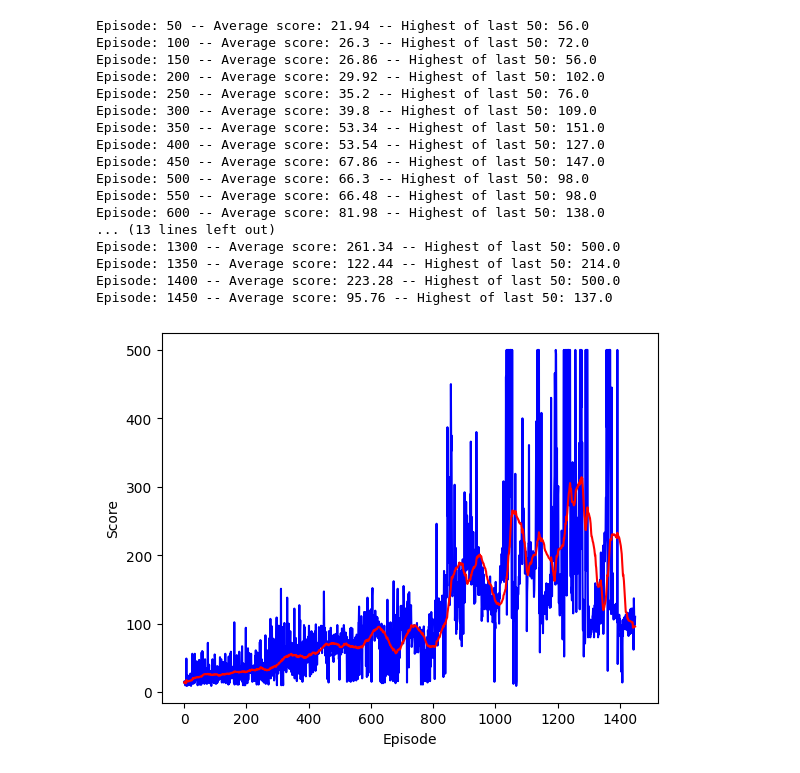
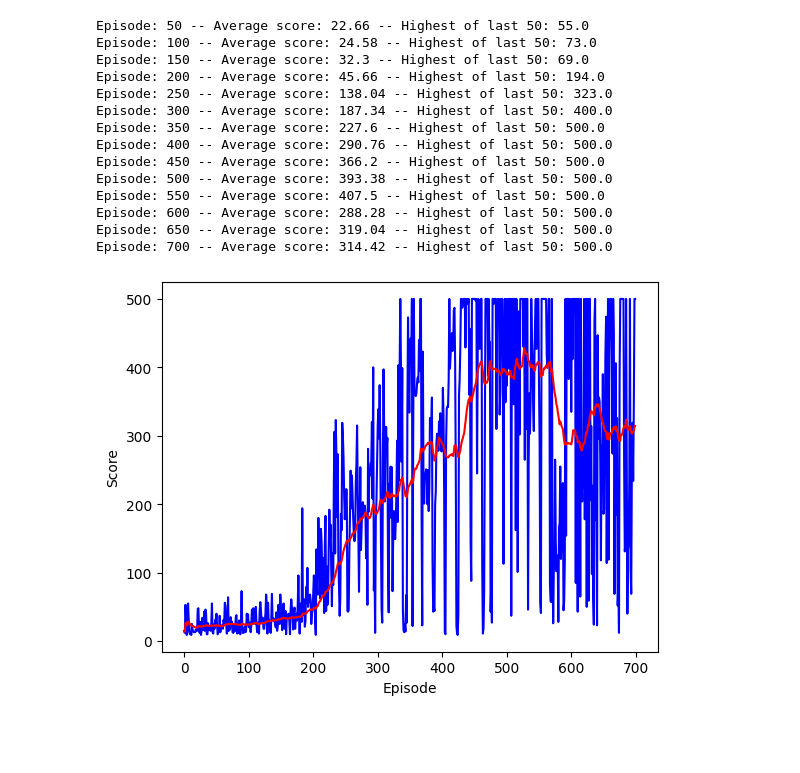
Before and after one commit to mark22222/neuroevolution, a Jupyter notebook: new5.ipynb, the cells around one changed output. Drawn from its saved outputs; the diff is of its cells as text; code cells hidden in the pictures; blank space fills up the shorter version.

```diff
--- a/new5.ipynb
+++ b/new5.ipynb
@@ -24,8 +26,9 @@ class NN(nn.Module):
         super(NN, self).__init__()
         # The input (an observation/a state) has shape (4,) [cart pos, cart vel, pole angle, pole angular vel]
         self.fc1 = nn.Linear(*obs_dim, 128) # * to convert tuple (4,) to 4
-        self.fc2 = nn.Linear(128, 128)
-        #self.fc22 = nn.Linear(128, 128)
+        self.fc21 = nn.Linear(128, 128)
+        self.fc22 = nn.Linear(128, 128)
+        self.fc23 = nn.Linear(128, 128)
         self.fc3 = nn.Linear(128, n_actions) # n_actions == 2
 
         self.optimizer = optim.Adam(self.parameters(), lr=1e-4)
@@ -35,8 +38,9 @@ class NN(nn.Module):
 
     def forward(self, x):
         x = funct.relu(self.fc1(x))
-        x = funct.relu(self.fc2(x))
-        #x = funct.relu(self.fc22(x))
+        x = funct.relu(self.fc21(x))
+        x = funct.relu(self.fc22(x))
+        x = funct.relu(self.fc23(x))
         return self.fc3(x)
 # %%
 class ReplayBuffer(object):
@@ -138,14 +150,21 @@ def plot(scores, means):
     plt.ylabel("Score")
     plt.show()
 # %%
+CopyOfAgent = type('CopyOfAgent', Agent.__bases__, dict(Agent.__dict__))
+
+#run the algorithm and train the agent
+#min_episodes: the agent will be trained for atleast min_episodes episodes
+#e_train: True -> break after min_episodes; False -> break after min_episodes and if the agent didn't achived a better score
 def execute(min_episodes = 400, e_train = False, update_freq = 100, agent = Agent()):
 
-    # The i-th entry is the accumulated score of episode i
+    #stores the scores and mean scores
     scores, means = [], []
 
     counter = 1
     repeat = 0
     highest_score = 0
+
+    #stores the best agent
     best_agent = None
 
     for counter in count(1):
@@ -167,12 +186,13 @@ def execute(min_episodes = 400, e_train = False, update_freq = 100, agent = Agen
             # Train the model using batch
             agent.train()
             # Moving to the next state: s_t := s_t+1
-            obs_ = torch.tensor(obs_, dtype=torch.float, device=agent.net.device)
-            obs = obs_
+            obs = torch.tensor(obs_, dtype=torch.float, device=agent.net.device)
+
         # the episode ended; the accumulated rewards are saved
         scores.append(score)
         means.append(np.mean(scores[-update_freq:]))
 
+        #print the score after ever n episodes;
         if counter % update_freq == 0:
             # The mean of the last <update_freq> scores
             repeat += 1
@@ -180,12 +200,14 @@ def execute(min_episodes = 400, e_train = False, update_freq = 100, agent = Agen
             max_score = max(scores[-update_freq:])
             print(f"Episode: {counter} -- Average score: {avg_score} -- Highest of last {update_freq}: {max_score}")
 
+            #if a new best avg_score are achived: store the agent as new best_agent
             if avg_score > highest_score:
-                best_agent = copy.copy(agent)
+                best_agent = copy.deepcopy(agent)
                 repeat = 0
                 highest_score = avg_score
 
-        if counter > min_episodes and (e_train or repeat > 3):
+        #if min_episoded are reached (and the agent didn't get better): break
+        if counter >= min_episodes and (e_train or repeat >= 3):
             break
 
     plot(scores, means)
@@ -194,24 +216,21 @@ def execute(min_episodes = 400, e_train = False, update_freq = 100, agent = Agen
 # %%
 agent = Agent(buf=ReplayBuffer(mem_size=1000))
 # %%
-t_agent = execute(min_episodes=400, e_train= False, update_freq=50, agent= agent)
+t_agent = execute(min_episodes=500, e_train= False, update_freq=50, agent= agent)
 # %% [output]
-Episode: 50 -- Average score: 21.94 -- Highest of last 50: 56.0
-Episode: 100 -- Average score: 26.3 -- Highest of last 50: 72.0
-Episode: 150 -- Average score: 26.86 -- Highest of last 50: 56.0
-Episode: 200 -- Average score: 29.92 -- Highest of last 50: 102.0
-Episode: 250 -- Average score: 35.2 -- Highest of last 50: 76.0
-Episode: 300 -- Average score: 39.8 -- Highest of last 50: 109.0
-Episode: 350 -- Average score: 53.34 -- Highest of last 50: 151.0
-Episode: 400 -- Average score: 53.54 -- Highest of last 50: 127.0
-Episode: 450 -- Average score: 67.86 -- Highest of last 50: 147.0
-Episode: 500 -- Average score: 66.3 -- Highest of last 50: 98.0
-Episode: 550 -- Average score: 66.48 -- Highest of last 50: 98.0
-Episode: 600 -- Average score: 81.98 -- Highest of last 50: 138.0
-... (13 lines left out)
-Episode: 1300 -- Average score: 261.34 -- Highest of last 50: 500.0
-Episode: 1350 -- Average score: 122.44 -- Highest of last 50: 214.0
-Episode: 1400 -- Average score: 223.28 -- Highest of last 50: 500.0
-Episode: 1450 -- Average score: 95.76 -- Highest of last 50: 137.0
+Episode: 50 -- Average score: 22.66 -- Highest of last 50: 55.0
+Episode: 100 -- Average score: 24.58 -- Highest of last 50: 73.0
+Episode: 150 -- Average score: 32.3 -- Highest of last 50: 69.0
+Episode: 200 -- Average score: 45.66 -- Highest of last 50: 194.0
+Episode: 250 -- Average score: 138.04 -- Highest of last 50: 323.0
+Episode: 300 -- Average score: 187.34 -- Highest of last 50: 400.0
+Episode: 350 -- Average score: 227.6 -- Highest of last 50: 500.0
+Episode: 400 -- Average score: 290.76 -- Highest of last 50: 500.0
+Episode: 450 -- Average score: 366.2 -- Highest of last 50: 500.0
+Episode: 500 -- Average score: 393.38 -- Highest of last 50: 500.0
+Episode: 550 -- Average score: 407.5 -- Highest of last 50: 500.0
+Episode: 600 -- Average score: 288.28 -- Highest of last 50: 500.0
+Episode: 650 -- Average score: 319.04 -- Highest of last 50: 500.0
+Episode: 700 -- Average score: 314.42 -- Highest of last 50: 500.0
-[figure, old version]
+[figure, new version]
 # %%
```
Also changed, not shown: parts of 6 cells of this notebook.
